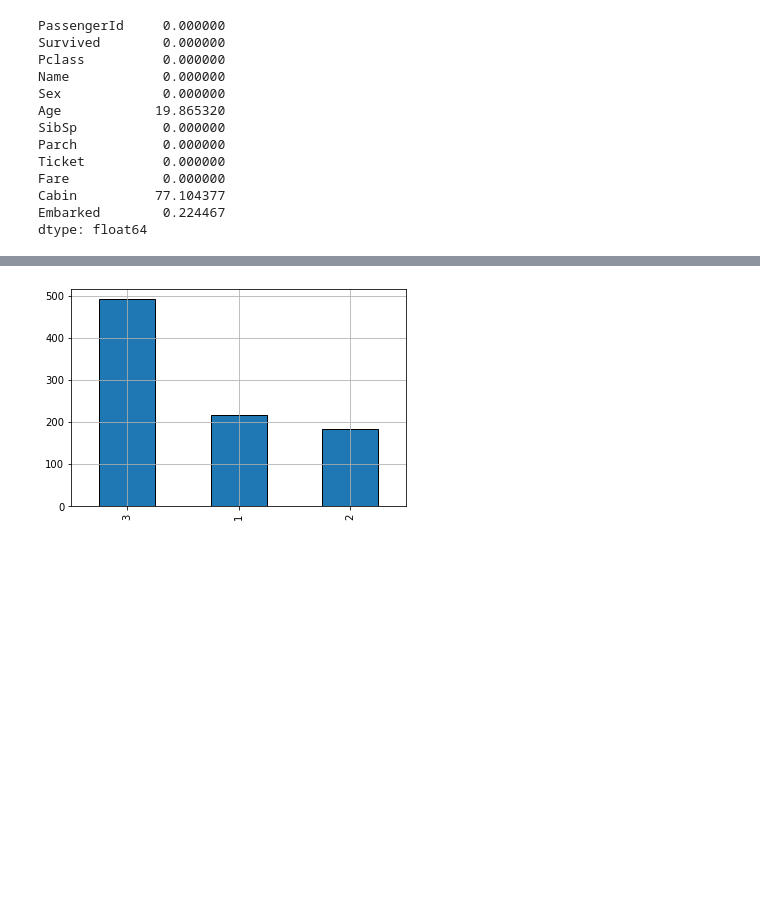
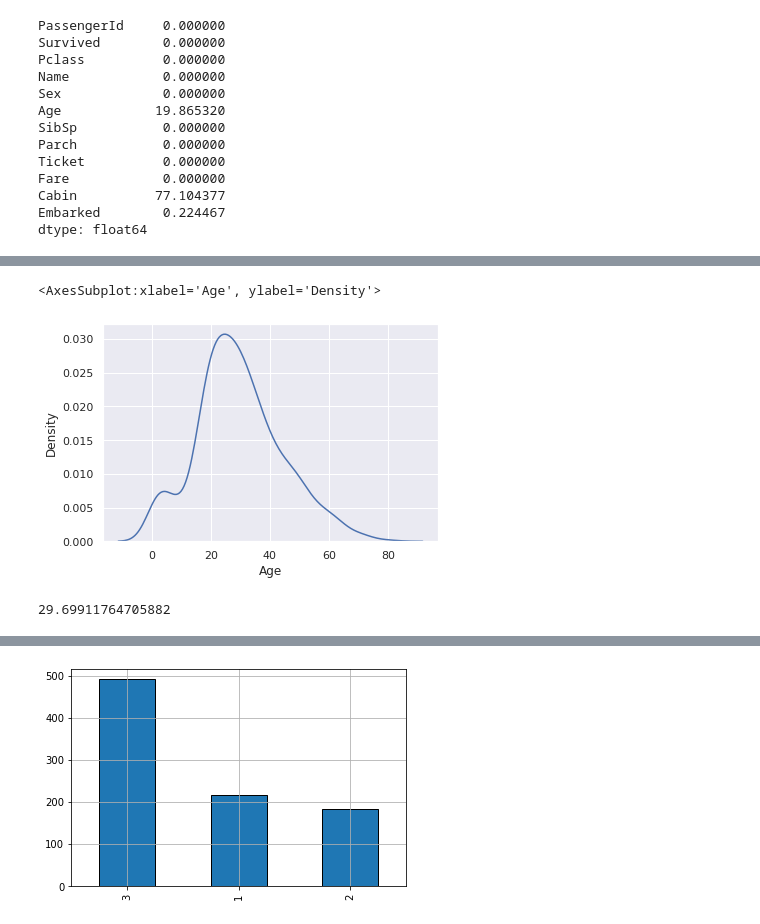
Before and after one commit to nikunjprajapati22/Scaler_Hackathon, a Jupyter notebook: Titanic_Scaler_Hackathon.ipynb, the cells around one changed output, grey strips where cells are left out. Drawn from its saved outputs; the diff is of its cells as text; code cells hidden in the pictures; blank space fills up the shorter version.

```diff
--- a/Titanic_Scaler_Hackathon.ipynb
+++ b/Titanic_Scaler_Hackathon.ipynb
@@ -105,0 +191,9 @@ dtype: float64
+# %%
+sns.kdeplot(df['Age'])
+# %% [output]
+<AxesSubplot:xlabel='Age', ylabel='Density'>
+[figure, added]
+# %%
+df['Age'].mean()
+# %% [output]
+29.69911764705882
```
Also changed, not shown: parts of 38 cells of this notebook.
